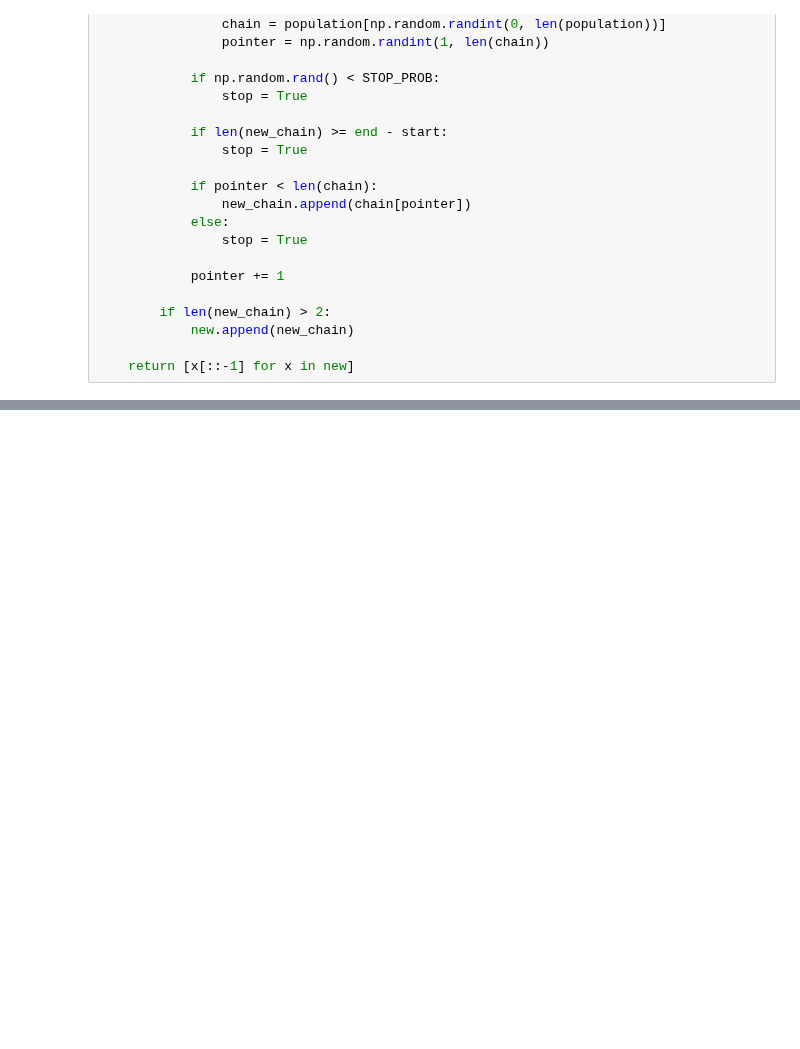
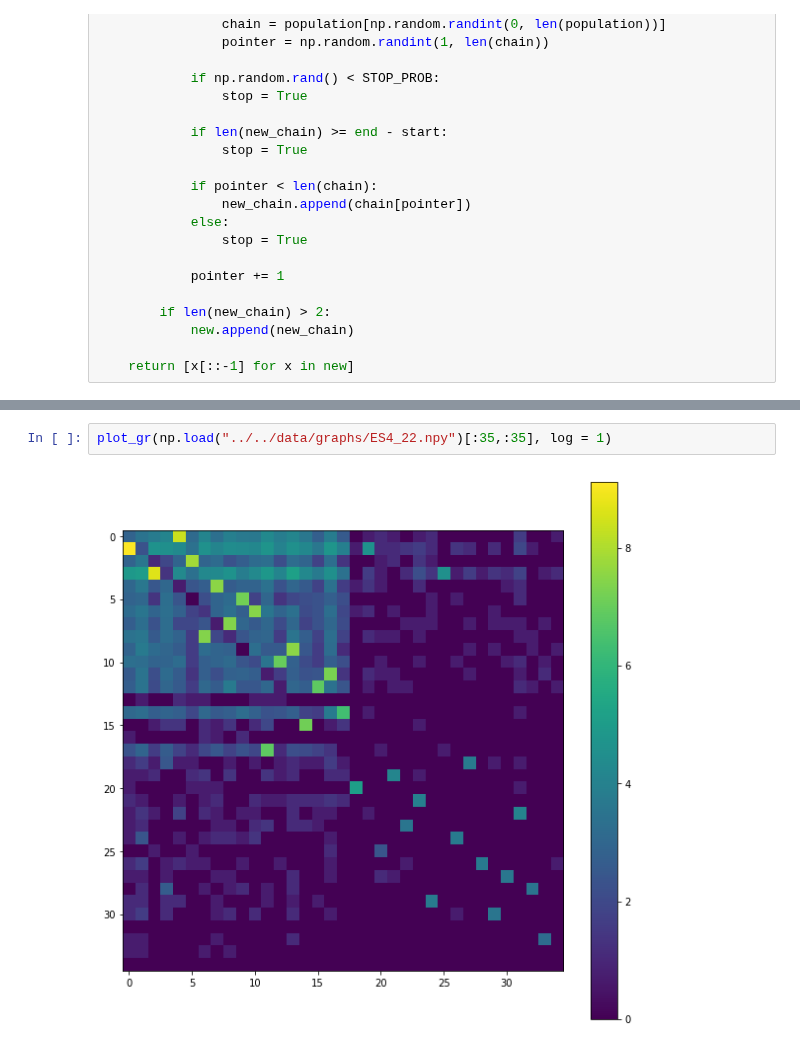
Before and after one commit to rykachevskiy/CRISPR, a Jupyter notebook: Probabilistic_model/amplifier_repeats.ipynb, the cells around one changed output, grey strips where cells are left out. Saved outputs shown, nothing was run; the diff lists cells and outputs as text; blank space fills up the shorter version.

```diff
--- a/Probabilistic_model/amplifier_repeats.ipynb
+++ b/Probabilistic_model/amplifier_repeats.ipynb
@@ -124,0 +251,4 @@ def single_amplify(to_amplify, population=None, v = False):
+# %%
+plot_gr(np.load("../../data/graphs/ES4_22.npy")[:35,:35], log = 1)
+# %% [output]
+[figure, added]
```
Also changed, not shown: parts of 15 cells of this notebook, 1 other file.
